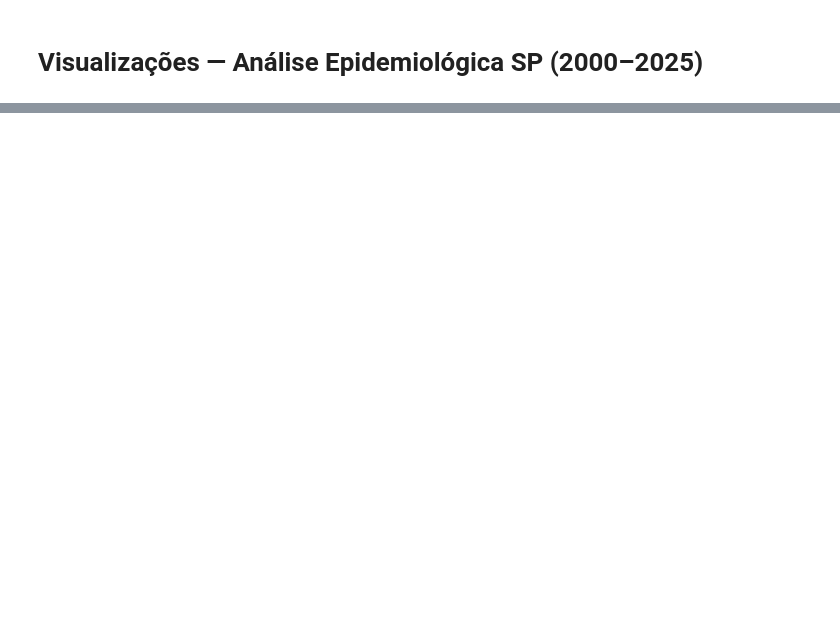
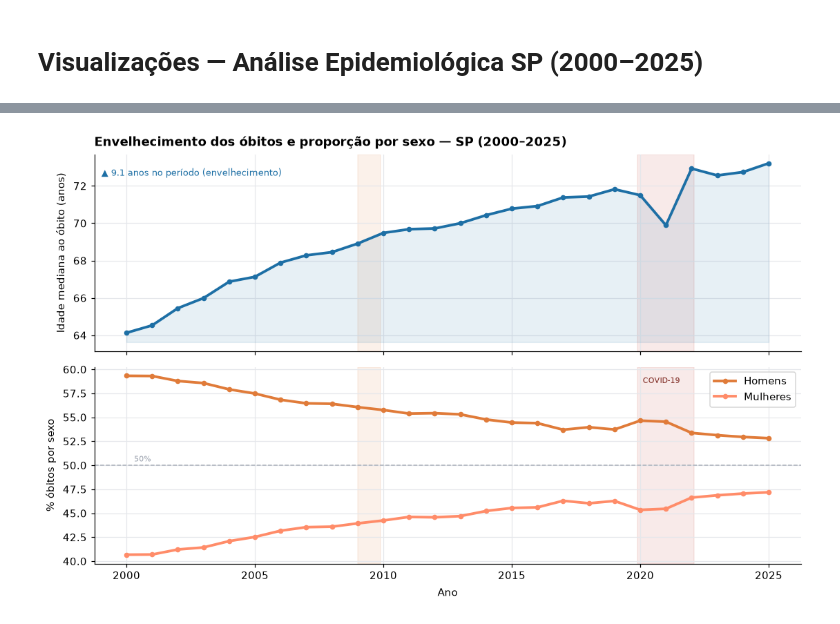
Before and after one commit to thsantferr/TCC_SIM_2-2026, a Jupyter notebook: analise_inicial.ipynb, the cells around one changed output, grey strips where cells are left out. Drawn from its saved outputs; the diff is of its cells as text; code cells hidden in the pictures; blank space fills up the shorter version.

```diff
--- a/analise_inicial.ipynb
+++ b/analise_inicial.ipynb
@@ -829,7 +868,8 @@ df_dem = con.execute(f"""
     SELECT
         year(DTOBITO) AS ano,
         PERCENTILE_CONT(0.5) WITHIN GROUP (ORDER BY IDADE) AS idade_mediana,
-        SUM(CASE WHEN SEXO = '1' THEN 1 ELSE 0 END) * 100.0 / COUNT(*) AS pct_masc
+        SUM(CASE WHEN SEXO = '1' THEN 1 ELSE 0 END) * 100.0 / COUNT(*) AS pct_masc,
+        SUM(CASE WHEN SEXO = '2' THEN 1 ELSE 0 END) * 100.0 / COUNT(*) AS pct_fem
     FROM read_parquet('{PARQUET}')
     WHERE year(DTOBITO) BETWEEN 2000 AND 2025
       AND IDADE IS NOT NULL AND IDADE BETWEEN 0 AND 120
@@ -842,35 +882,41 @@ fig, (ax1, ax2) = plt.subplots(2, 1, figsize=(12, 7), sharex=True,
 
 COR_I = '#1d6fa5'
 COR_S = '#e07b39'
+COR_F = '#FF8C69'
 
 # Painel 1 — Idade mediana
 ax1.plot(df_dem['ano'], df_dem['idade_mediana'], color=COR_I, linewidth=2.5,
          marker='o', markersize=4)
 ax1.fill_between(df_dem['ano'], df_dem['idade_mediana'],
                  df_dem['idade_mediana'].min() - 0.5, alpha=0.10, color=COR_I)
 delta = df_dem['idade_mediana'].iloc[-1] - df_dem['idade_mediana'].iloc[0]
 ax1.text(0.01, 0.93, f'▲ {delta:.1f} anos no período (envelhecimento)',
          transform=ax1.transAxes, fontsize=8.5, color=COR_I, va='top')
 ax1.set_ylabel('Idade mediana ao óbito (anos)', labelpad=6)
 ax1.set_title('Envelhecimento dos óbitos e proporção por sexo — SP (2000–2025)',
               fontsize=12, fontweight='bold', loc='left', pad=8)
 
 # Painel 2 — % masculino
 ax2.plot(df_dem['ano'], df_dem['pct_masc'], color=COR_S, linewidth=2.5,
-         marker='o', markersize=4)
+         marker='o', markersize=4,label='Homens')
+ax2.plot(df_dem['ano'], df_dem['pct_fem'], color=COR_F, linewidth=2.5,
+         marker='o', markersize=4,label='Mulheres')
 ax2.axhline(50, color='#9ca3af', linestyle='--', linewidth=1, alpha=0.8)
 ax2.text(2000.3, 50.4, '50%', fontsize=7.5, color='#9ca3af')
-ax2.set_ylabel('% óbitos masculinos', labelpad=6)
+ax2.set_ylabel('% óbitos por sexo', labelpad=6)
 ax2.set_xlabel('Ano', labelpad=6)
+ax2.legend()
 
 # Bandas de eventos nos dois painéis
 for ax in (ax1, ax2):
     ax.axvspan(2009, 2009.9,  alpha=0.10, color='#e07b39', zorder=0)
     ax.axvspan(2019.9, 2022.1, alpha=0.10, color='#c0392b', zorder=0)
 
 ax2.text(2020.1, df_dem['pct_masc'].max() * 0.998,
          'COVID-19', fontsize=7.5, color='#7b241c', va='top')
 
 plt.tight_layout()
 plt.savefig('variavel/fig_demografico.png', dpi=150, bbox_inches='tight')
 plt.show()
+# %% [output]
+[figure, added]
```
Also changed, not shown: parts of 17 cells of this notebook, 1 other file.
